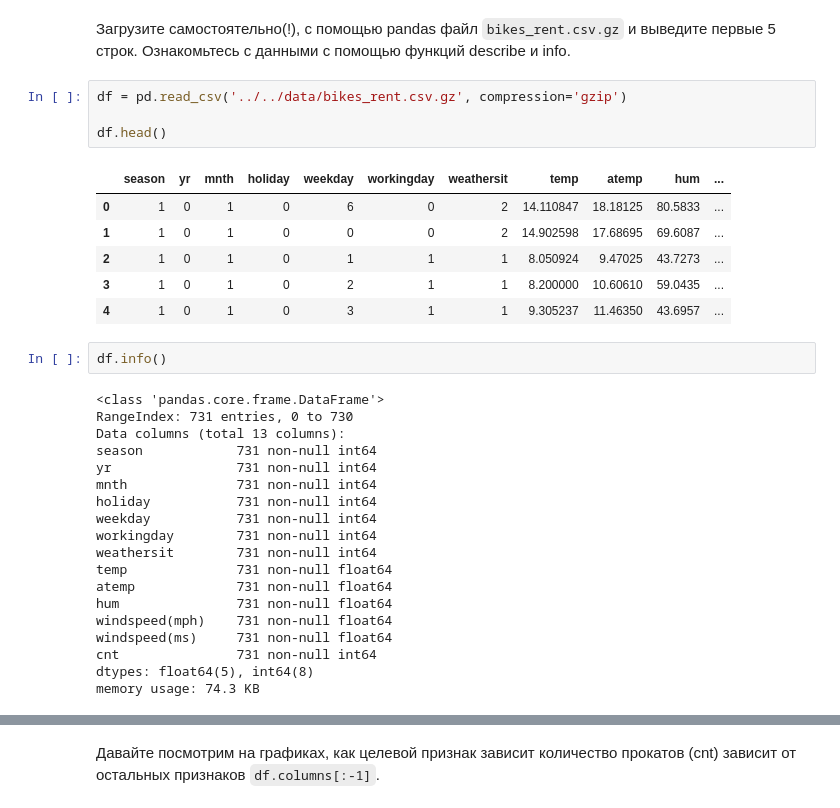
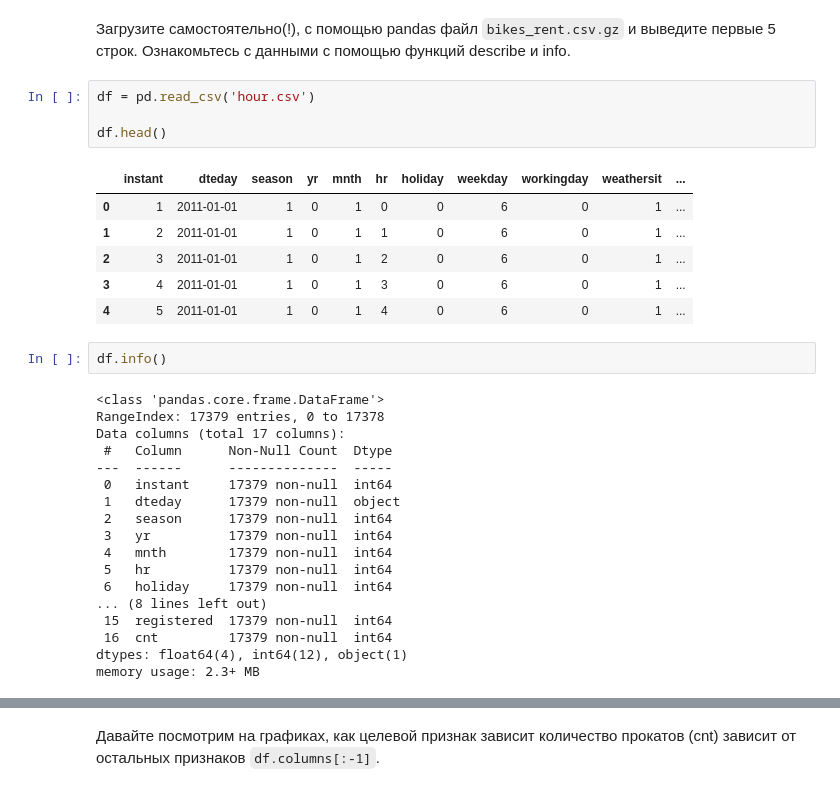
Before and after one commit to Owl-Man/Computer-math, a Jupyter notebook: Практическая_работа_№5_Библиотека_Pandas.ipynb, the cells around one changed output, grey strips where cells are left out. Saved outputs shown, nothing was run; the diff lists cells and outputs as text.

```diff
--- a/Практическая_работа_№5_Библиотека_Pandas.ipynb
+++ b/Практическая_работа_№5_Библиотека_Pandas.ipynb
@@ -255,34 +401,33 @@ import seaborn as sns
 # %% [markdown]
 Загрузите самостоятельно(!), с помощью pandas файл `bikes_rent.csv.gz` и выведите первые 5 строк. Ознакомьтесь с данными с помощью функций describe и info.
 # %%
-df = pd.read_csv('../../data/bikes_rent.csv.gz', compression='gzip')
+df = pd.read_csv('hour.csv')
 
 df.head()
 # %% [output]
-|  | season | yr | mnth | holiday | weekday | workingday | weathersit | temp | atemp | hum | ... |
-| 0 | 1 | 0 | 1 | 0 | 6 | 0 | 2 | 14.110847 | 18.18125 | 80.5833 | ... |
-| 1 | 1 | 0 | 1 | 0 | 0 | 0 | 2 | 14.902598 | 17.68695 | 69.6087 | ... |
-| 2 | 1 | 0 | 1 | 0 | 1 | 1 | 1 | 8.050924 | 9.47025 | 43.7273 | ... |
-| 3 | 1 | 0 | 1 | 0 | 2 | 1 | 1 | 8.200000 | 10.60610 | 59.0435 | ... |
-| 4 | 1 | 0 | 1 | 0 | 3 | 1 | 1 | 9.305237 | 11.46350 | 43.6957 | ... |
+|  | instant | dteday | season | yr | mnth | hr | holiday | weekday | workingday | weathersit | ... |
+| 0 | 1 | 2011-01-01 | 1 | 0 | 1 | 0 | 0 | 6 | 0 | 1 | ... |
+| 1 | 2 | 2011-01-01 | 1 | 0 | 1 | 1 | 0 | 6 | 0 | 1 | ... |
+| 2 | 3 | 2011-01-01 | 1 | 0 | 1 | 2 | 0 | 6 | 0 | 1 | ... |
+| 3 | 4 | 2011-01-01 | 1 | 0 | 1 | 3 | 0 | 6 | 0 | 1 | ... |
+| 4 | 5 | 2011-01-01 | 1 | 0 | 1 | 4 | 0 | 6 | 0 | 1 | ... |
 # %%
 df.info()
 # %% [output]
 <class 'pandas.core.frame.DataFrame'>
-RangeIndex: 731 entries, 0 to 730
-Data columns (total 13 columns):
-season            731 non-null int64
-yr                731 non-null int64
-mnth              731 non-null int64
-holiday           731 non-null int64
-weekday           731 non-null int64
-workingday        731 non-null int64
-weathersit        731 non-null int64
-temp              731 non-null float64
-atemp             731 non-null float64
-hum               731 non-null float64
-windspeed(mph)    731 non-null float64
-windspeed(ms)     731 non-null float64
-cnt               731 non-null int64
-dtypes: float64(5), int64(8)
-memory usage: 74.3 KB
+RangeIndex: 17379 entries, 0 to 17378
+Data columns (total 17 columns):
+ #   Column      Non-Null Count  Dtype
+---  ------      --------------  -----
+ 0   instant     17379 non-null  int64
+ 1   dteday      17379 non-null  object
+ 2   season      17379 non-null  int64
+ 3   yr          17379 non-null  int64
+ 4   mnth        17379 non-null  int64
+ 5   hr          17379 non-null  int64
+ 6   holiday     17379 non-null  int64
+... (8 lines left out)
+ 15  registered  17379 non-null  int64
+ 16  cnt         17379 non-null  int64
+dtypes: float64(4), int64(12), object(1)
+memory usage: 2.3+ MB
```
Also changed, not shown: parts of 23 cells of this notebook, 6 other files.
